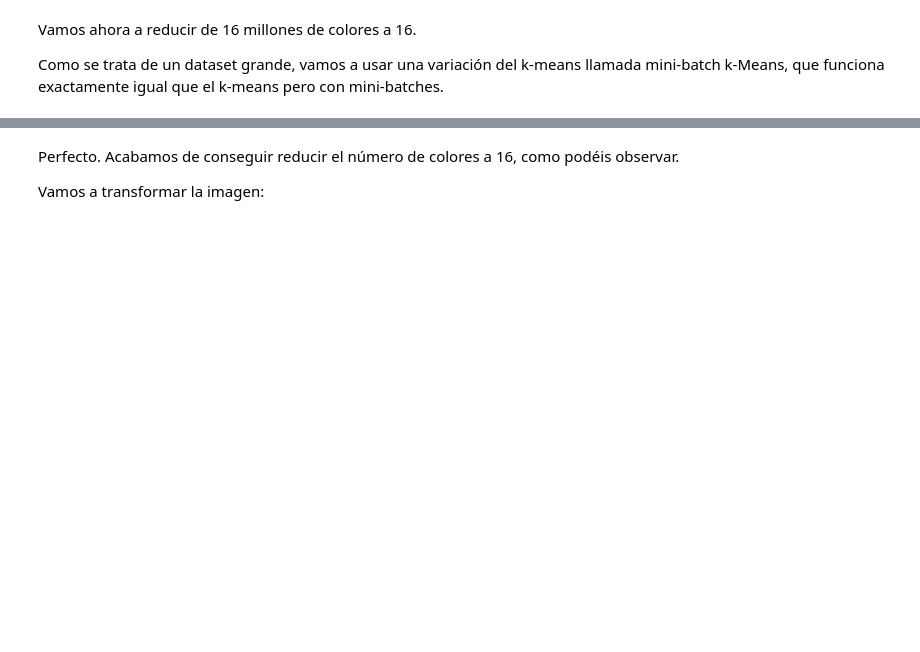
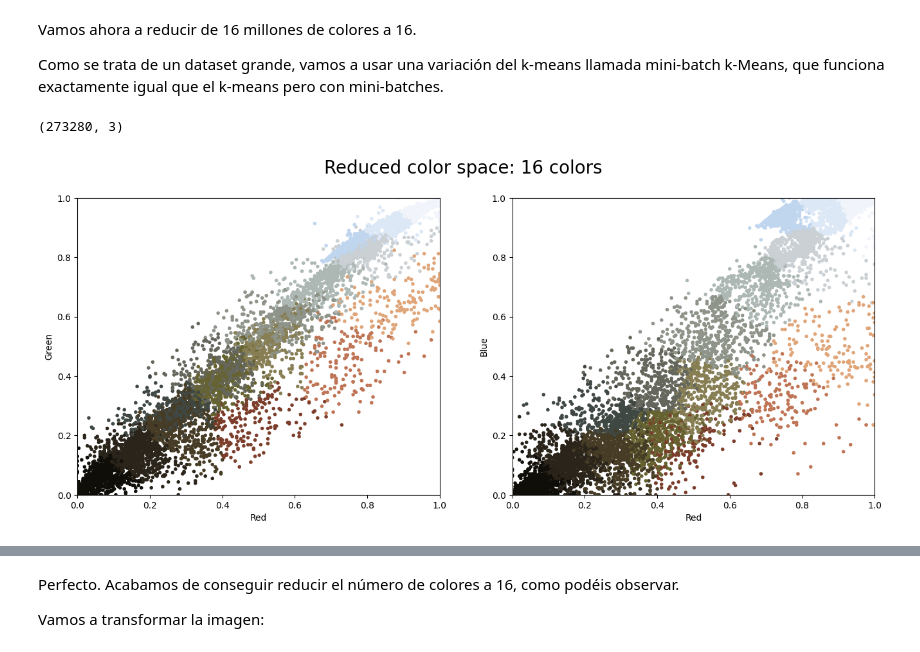
Before and after one commit to emichester/06MIAR_Aprendizaje_No_Supervisado, a Jupyter notebook: NotebooksDeClase/VC02_Métodos_de_clustering_basados_en_particiones.ipynb, the cells around one changed output, grey strips where cells are left out. Cells and saved outputs as stored; diff of their text form; code cells hidden in the pictures; blank space fills up the shorter version.

```diff
--- a/NotebooksDeClase/VC02_Métodos_de_clustering_basados_en_particiones.ipynb
+++ b/NotebooksDeClase/VC02_Métodos_de_clustering_basados_en_particiones.ipynb
@@ -205,10 +211,13 @@ Como se trata de un dataset grande, vamos a usar una variación del k-means llam
 # %%
 import warnings; warnings.simplefilter('ignore')  # Fix NumPy issues.
 
 from sklearn.cluster import MiniBatchKMeans
 
-kmeans = ## Aquí tu código ##
+kmeans = MiniBatchKMeans(n_clusters=16, n_init=16, random_state=42)
 kmeans.fit(data)
 new_colors = kmeans.cluster_centers_[kmeans.predict(data)]
 print(new_colors.shape)
 plot_pixels(data, colors=new_colors, title="Reduced color space: 16 colors")
+# %% [output]
+(273280, 3)
+[figure, added]
```
Also changed, not shown: parts of 7 cells of this notebook.
